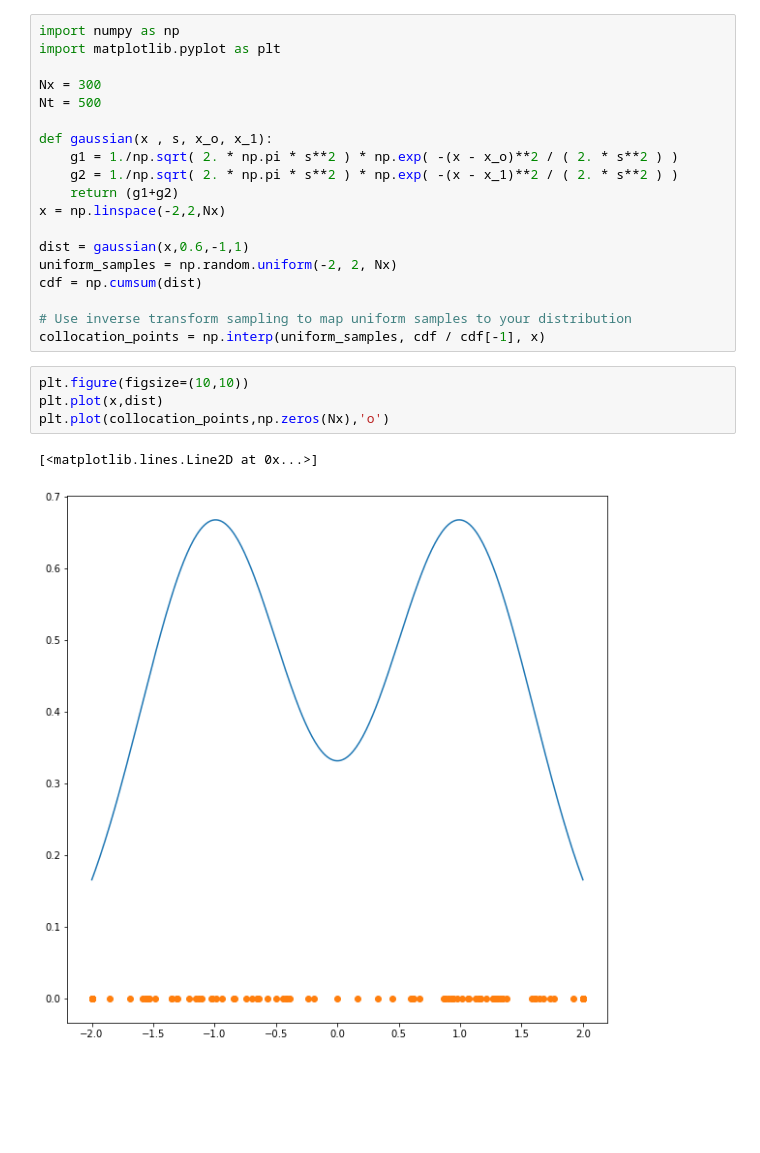
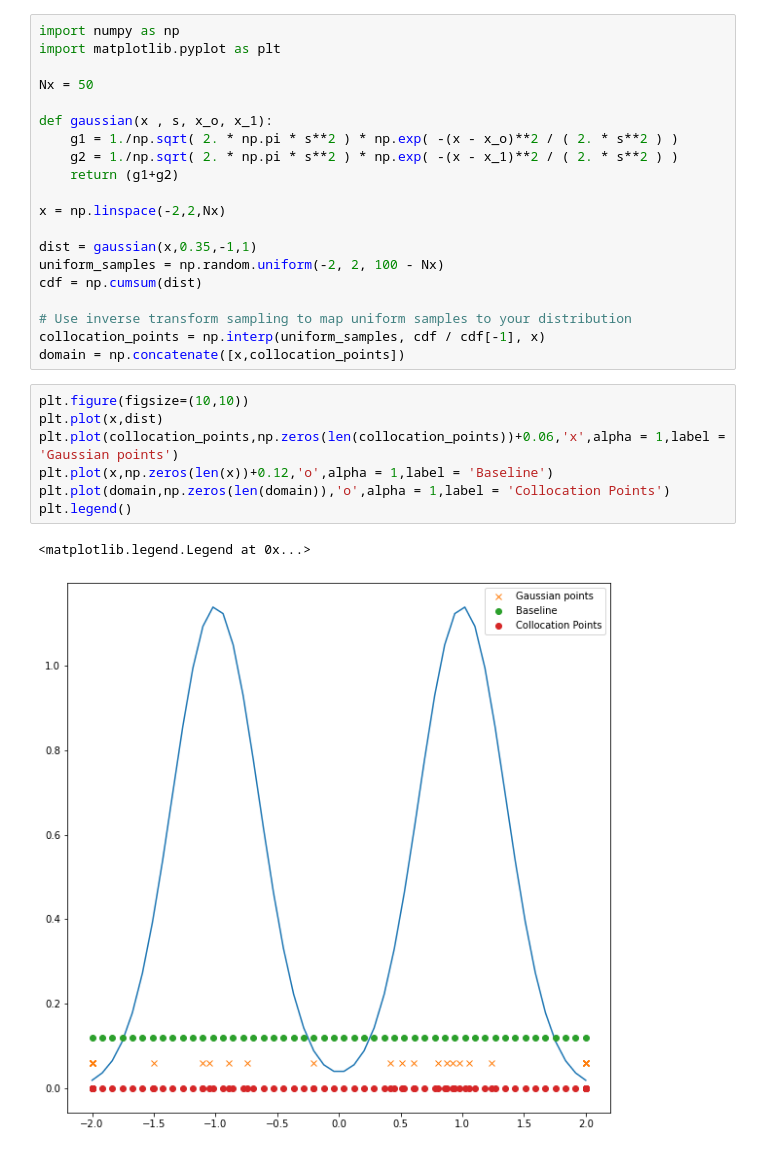
Before and after one commit to PatricioClark/opinion_model, a Jupyter notebook: collocation_points.ipynb, the cells around one changed output. Drawn from its saved outputs; the diff is of its cells as text; blank space fills up the shorter version.

Commit message:
Agregue el baseline

```diff
--- a/collocation_points.ipynb
+++ b/collocation_points.ipynb
@@ -2,25 +2,29 @@
 import numpy as np
 import matplotlib.pyplot as plt
 
-Nx = 300
-Nt = 500
+Nx = 50
 
 def gaussian(x , s, x_o, x_1):
     g1 = 1./np.sqrt( 2. * np.pi * s**2 ) * np.exp( -(x - x_o)**2 / ( 2. * s**2 ) )
     g2 = 1./np.sqrt( 2. * np.pi * s**2 ) * np.exp( -(x - x_1)**2 / ( 2. * s**2 ) )
     return (g1+g2)
+
 x = np.linspace(-2,2,Nx)
 
-dist = gaussian(x,0.6,-1,1)
-uniform_samples = np.random.uniform(-2, 2, Nx)
+dist = gaussian(x,0.35,-1,1)
+uniform_samples = np.random.uniform(-2, 2, 100 - Nx)
 cdf = np.cumsum(dist)
 
 # Use inverse transform sampling to map uniform samples to your distribution
 collocation_points = np.interp(uniform_samples, cdf / cdf[-1], x)
+domain = np.concatenate([x,collocation_points])
-# %%
-plt.figure(figsize=(10,10))
-plt.plot(x,dist)
-plt.plot(collocation_points,np.zeros(Nx),'o')
-# %% [output]
-[<matplotlib.lines.Line2D at 0x...>]
-[figure, removed]
+# %%
+plt.figure(figsize=(10,10))
+plt.plot(x,dist)
+plt.plot(collocation_points,np.zeros(len(collocation_points))+0.06,'x',alpha = 1,label = 'Gaussian points')
+plt.plot(x,np.zeros(len(x))+0.12,'o',alpha = 1,label = 'Baseline')
+plt.plot(domain,np.zeros(len(domain)),'o',alpha = 1,label = 'Collocation Points')
+plt.legend()
+# %% [output]
+<matplotlib.legend.Legend at 0x...>
+[figure, added]
```
